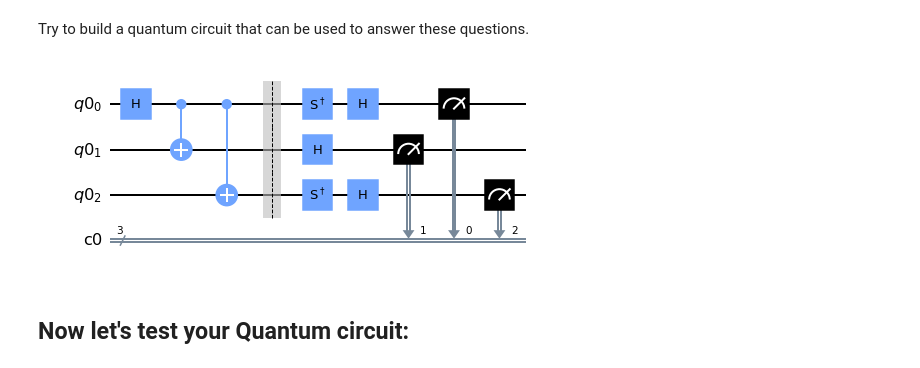
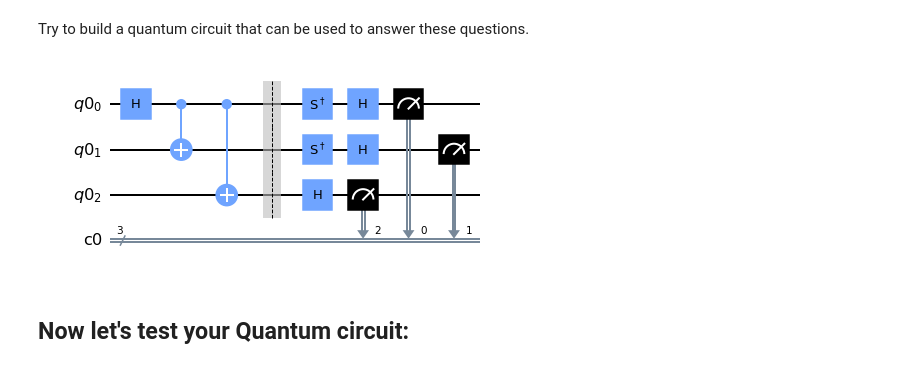
Before and after one commit to shailendrabhandari/GHZ-game, a Jupyter notebook: GHZ-Game.ipynb, the cells around one changed output. Drawn from its saved outputs; the diff is of its cells as text; code cells hidden in the pictures.

```diff
--- a/GHZ-Game.ipynb
+++ b/GHZ-Game.ipynb
@@ -262,27 +281,26 @@ Try to build a quantum circuit that can be used to answer these questions.
 # %%
 qc = QuantumCircuit(q, c) #creates a new Quantum circuit
 #'''
 #creates GHZ-state
 qc.h(q[0]) #apply H-gate to the first qubit
 qc.cx(q[0],q[1]) #entangle the first two qubits
 qc.cx(q[0],q[2]) #entangle the first and the last qubit
 qc.barrier() #visual seperation (optional)
 
 #'''Copy the above code here to generate respective circuit
 
 qc.sdg(q[0])
 qc.h(q[0])
+qc.sdg(q[1])
 qc.h(q[1])
-qc.sdg(q[2])
 qc.h(q[2])
-
 #Hint: only h-gate for x-value, both gates for y-value
 
 
 qc.measure(q,c) #create measurement gates for all qubits
 qc.draw(output='mpl') #draw the circuit
 # %% [output]
-[figure, old version]
+[figure, new version]
 # %% [markdown]
 ## Now let's test your Quantum circuit:
 # %%
```
Also changed, not shown: parts of 10 cells of this notebook, 1 other file.
